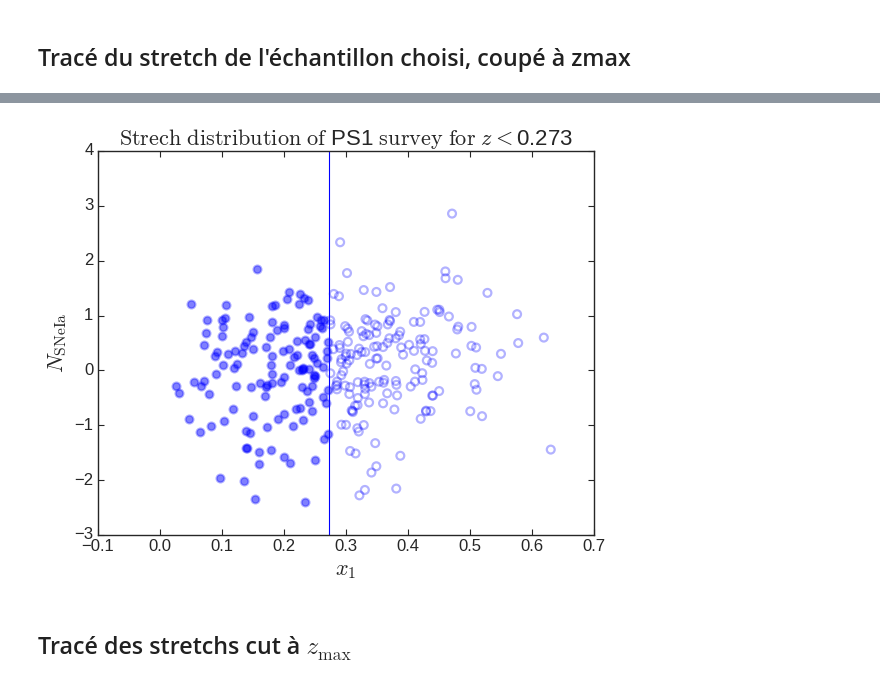
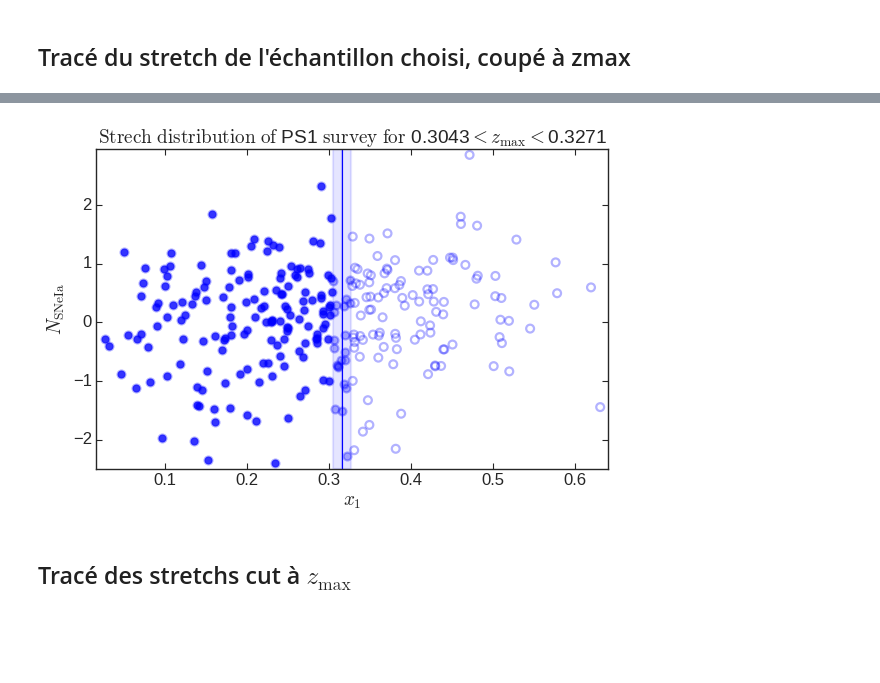
Before and after one commit to Nora-n/variaIa, a Jupyter notebook: notebooks/plots_simple.ipynb, the cells around one changed output, grey strips where cells are left out. Cells and saved outputs as stored; diff of their text form; code cells hidden in the pictures; blank space fills up the shorter version.

```diff
--- a/notebooks/plots_simple.ipynb
+++ b/notebooks/plots_simple.ipynb
@@ -189,0 +201,16 @@ fig.savefig('/home/nora/Documents/Thèse/Images/zmax_determination.pdf')
+# %%
+zbtw_cuts = dict()
+z_zbtwcuts = dict()
+x1_zbtwcuts = dict()
+x1_err_zbtwcuts = dict()
+c_zbtwcuts = dict()
+c_err_zbtwcuts = dict()
+
+for survey in surveys[1:-1]:
+    zbtw_cuts[survey] = np.where((surv[survey].zCMB.values > z_max[survey][0])
+                               & (surv[survey].zCMB.values < z_max[survey][2]))
+    z_zbtwcuts[survey] = surv[survey].zCMB.values[zbtw_cuts[survey]]
+    x1_zbtwcuts[survey] = surv[survey].x1.values[zbtw_cuts[survey]]
+    x1_err_zbtwcuts[survey] = surv[survey].x1ERR.values[zbtw_cuts[survey]]
+    c_zbtwcuts[survey] = surv[survey].c.values[zbtw_cuts[survey]]
+    c_err_zbtwcuts[survey] = surv[survey].cERR.values[zbtw_cuts[survey]]
@@ -251,12 +249,8 @@ c_err_zmincuts['SNF'] = surv['SNF']['salt2.Color.err'].values[zmin_cuts['SNF']]
 # %% [markdown]
 ## Tracé du stretch de l'échantillon choisi, coupé à zmax
 # %%
-#plt.style.use('dark_background')
-plt.style.use('seaborn-white')
-
-cut = np.where(ns_dataz<zmax[su.value])
-
-#plt.hist(np.sort(ns_datax[cut]), bins = nb_x.value, color = colors[su.value], alpha = .5)
+fig = plt.figure(figsize=[8, 5])
+ax = fig.add_axes([0.1, 0.12, 0.8, 0.8])
 
 alpha3colors = {'SDSS': (0,1,0,.3),
                 'SNLS': (1,0,0,.3),
@@ -264,39 +258,58 @@ alpha3colors = {'SDSS': (0,1,0,.3),
                 'HST': (.5,0,.5,.3),
                 'SNF': (1,.647,0,.3)}
 
-alpha5colors = {'SDSS': (0,1,0,.5),
-                'SNLS': (1,0,0,.5),
-                'PS1': (0,0,1,.5),
-                'HST': (.5,0,.5,.5),
-                'SNF': (1,.647,0,.5)}
+alpha5colors = {'SDSS': (0,1,0,.8),
+                'SNLS': (1,0,0,.8),
+                'PS1': (0,0,1,.8),
+                'HST': (.5,0,.5,.8),
+                'SNF': (1,.647,0,.8)}
 
-plt.scatter(z_zcuts[su.value],
-           x1_zcuts[su.value],
+ax.scatter(z_zinfcuts[su.value],
+           x1_zinfcuts[su.value],
            marker="o", s=50, lw=2,
            edgecolor=alpha3colors[su.value],
            facecolor=alpha5colors[su.value],
            label=su.value)
-plt.scatter(z_zmincuts[su.value],
-           x1_zmincuts[su.value],
+
+ax.scatter(z_zbtwcuts[su.value],
+           x1_zbtwcuts[su.value],
+           marker="o", s=50, lw=2,
+           edgecolor=alpha3colors[su.value],
+           facecolor=alpha3colors[su.value],
+           label=su.value)
+
+ax.scatter(z_zsupcuts[su.value],
+           x1_zsupcuts[su.value],
            marker="o", s=50, lw=2,
            edgecolor=alpha3colors[su.value],
            facecolor="None")
-plt.axvline(zmax[su.value],
-            color=colors[su.value])
 
-ax = plt.gca()
+ax.vline(z_max[su.value][1],
+         color=colors[su.value])
+ax.axvspan(z_max[su.value][0],
+           z_max[su.value][1],
+           color = colors[su.value],
+           alpha=.1, lw=2.0)
+ax.axvspan(z_max[su.value][1],
+           z_max[su.value][2],
+           color = colors[su.value],
+           alpha=.1, lw=2.0)
+
 ax.tick_params(direction = 'in',
                length = 5, width = 1,
                labelsize = 15,
                top = True, right = True)
 
-plt.xlabel(r'$x_1$', fontsize = 20)
-plt.ylabel(r'$N_{\mathrm{SNeIa}}$', fontsize = 20)
+ax.set_xlabel(r'$x_1$', fontsize = 'x-large')
+ax.set_ylabel(r'$N_{\mathrm{SNeIa}}$', fontsize = 'x-large')
+
+ax.set_xlim(np.min(z_zinfcuts[su.value])-1e-2, np.max(z_zsupcuts[su.value])+1e-2)
+ax.set_ylim(np.min(x1_zinfcuts[su.value])-1e-1, np.max(x1_zsupcuts[su.value])+1e-1)
 
 plt.title(r'$\mathrm{Strech\,\,distribution\,\,of\,\,}$'
           + str(su.value)
-          + r'$\mathrm{\,\,survey\,\,for\,\,} z < $'
-          + str(zmax[su.value]), fontsize = 20)
-
-plt.show()
+          + r'$\mathrm{\,\,survey\,\,for\,\,}$'
+          + str(z_max[su.value][0])
+          + r'$< z_{\mathrm{max}} < $'
+          + str(z_max[su.value][2]), fontsize = 'x-large')
 # %% [output]
@@ -303,4 +317,4 @@ plt.show()
-[figure, old version]
+[figure, new version]
 # %% [markdown]
 ## Tracé des stretchs cut à $z_{\text{max}}$
 # %%
```
Also changed, not shown: parts of 27 cells of this notebook, 11 other files.
